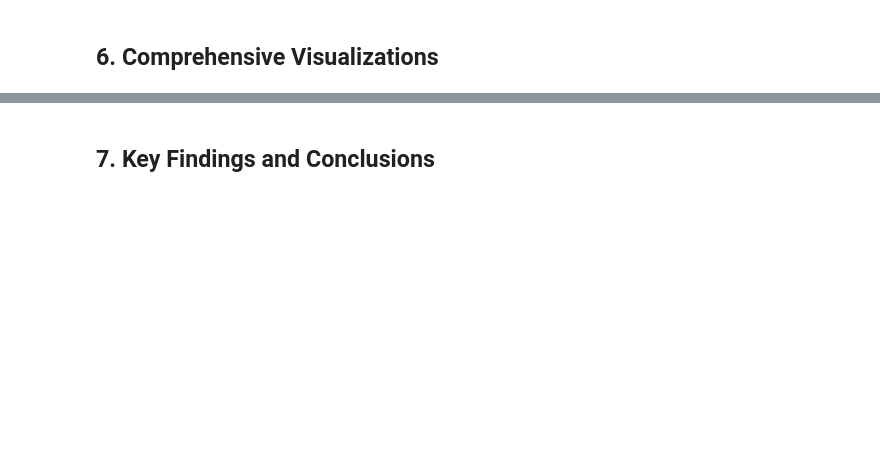
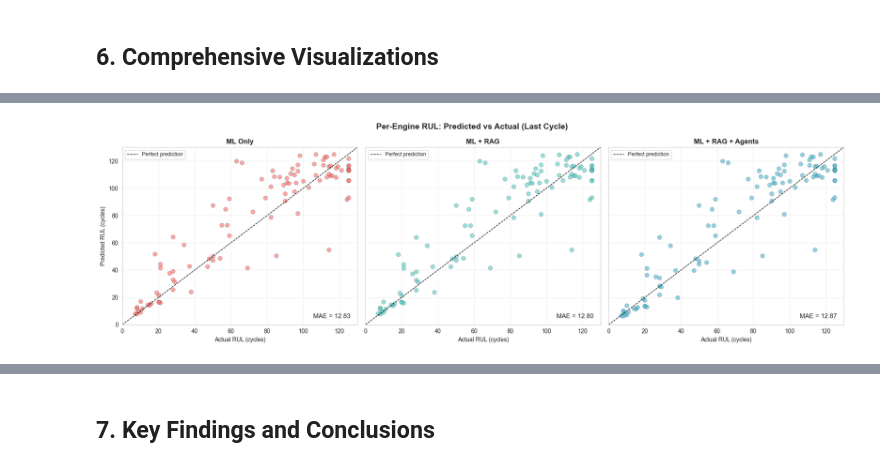
Before and after one commit to singh7985/Agentic-Early-Warning-Intelligence-System-for-Silent-System-Failures, a Jupyter notebook: notebooks/07_system_evaluation.ipynb, the cells around one changed output, grey strips where cells are left out. Saved outputs shown, nothing was run; the diff lists cells and outputs as text; code cells hidden in the pictures; blank space fills up the shorter version.

```diff
--- a/notebooks/07_system_evaluation.ipynb
+++ b/notebooks/07_system_evaluation.ipynb
@@ -919,0 +1182,74 @@ print("✓ Comparison visualization saved")
+# %%
+# ═══════════════════════════════════════════════════════════════════════
+# Per-engine scatter: Predicted vs Actual RUL for each system
+# ═══════════════════════════════════════════════════════════════════════
+# Uses LAST-CYCLE predictions (standard C-MAPSS evaluation protocol).
+# Shows whether RAG/Agents help on *specific* engines even when
+# aggregate MAE is unchanged.
+
+last_cycle = df_eval.loc[df_eval.groupby('engine_id')['cycle'].idxmax()].copy()
+actual = last_cycle['actual_rul'].values
+ml_pred = last_cycle['ml_rul'].values
+rag_pred = last_cycle['rag_rul'].values
+ag_pred = last_cycle['agents_rul'].values
+
+fig, axes = plt.subplots(1, 3, figsize=(18, 5.5), sharex=True, sharey=True)
+fig.suptitle('Per-Engine RUL: Predicted vs Actual (Last Cycle)',
+             fontsize=14, fontweight='bold')
+
+lims = [0, max(actual.max(), ml_pred.max(), rag_pred.max(), ag_pred.max()) + 5]
+
+for ax, pred, title, color in zip(
+    axes,
+    [ml_pred, rag_pred, ag_pred],
+    ['ML Only', 'ML + RAG', 'ML + RAG + Agents'],
+    ['#FF6B6B', '#4ECDC4', '#45B7D1'],
+):
+    ax.scatter(actual, pred, c=color, alpha=0.6, edgecolors='k', linewidth=0.3, s=50)
+    ax.plot(lims, lims, 'k--', lw=1, label='Perfect prediction')
+    ax.set_xlim(lims)
+    ax.set_ylim(lims)
+    ax.set_xlabel('Actual RUL (cycles)')
+    ax.set_title(title, fontsize=12, fontweight='bold')
+    ax.legend(loc='upper left', fontsize=9)
+    ax.grid(alpha=0.3)
+
+    mae = np.abs(pred - actual).mean()
+    ax.text(0.97, 0.03, f'MAE = {mae:.2f}', transform=ax.transAxes,
+            ha='right', va='bottom', fontsize=11,
+            bbox=dict(boxstyle='round,pad=0.3', facecolor='white', alpha=0.8))
+
+axes[0].set_ylabel('Predicted RUL (cycles)')
+
+plt.tight_layout()
+plt.savefig('../reports/figures/per_engine_scatter.png', dpi=100, bbox_inches='tight')
+plt.show()
+
+# ── Identify engines where RAG/Agents IMPROVE or HURT vs ML ──────────
+ml_err  = np.abs(ml_pred - actual)
+rag_err = np.abs(rag_pred - actual)
+ag_err  = np.abs(ag_pred - actual)
+
+rag_better  = np.sum(rag_err < ml_err)
+rag_worse   = np.sum(rag_err > ml_err)
+rag_same    = np.sum(rag_err == ml_err)
+ag_better   = np.sum(ag_err < ml_err)
+ag_worse    = np.sum(ag_err > ml_err)
+ag_same     = np.sum(ag_err == ml_err)
+
+print(f"\nPer-engine comparison (last cycle, {len(actual)} engines):")
+print(f"  RAG vs ML:    {rag_better} better, {rag_worse} worse, {rag_same} same")
+print(f"  Agents vs ML: {ag_better} better, {ag_worse} worse, {ag_same} same")
+
+# ── Where agents help most: show top 5 improvements ──
+delta_ag = ml_err - ag_err  # positive = agents improved
+top_idx = np.argsort(delta_ag)[::-1][:5]
+print(f"\n  Top 5 engines where Agents improve over ML:")
+for i in top_idx:
+    eid = int(last_cycle.iloc[i]['engine_id'])
+    print(f"    Engine {eid:3d}: ML err={ml_err[i]:.1f}, Agents err={ag_err[i]:.1f} "
+          f"(Δ={delta_ag[i]:+.1f} cycles)")
+
+print("\n✓ Per-engine scatter plots saved")
+# %% [output]
+[figure, added]
```
Also changed, not shown: parts of 13 cells of this notebook, 12 other files.
